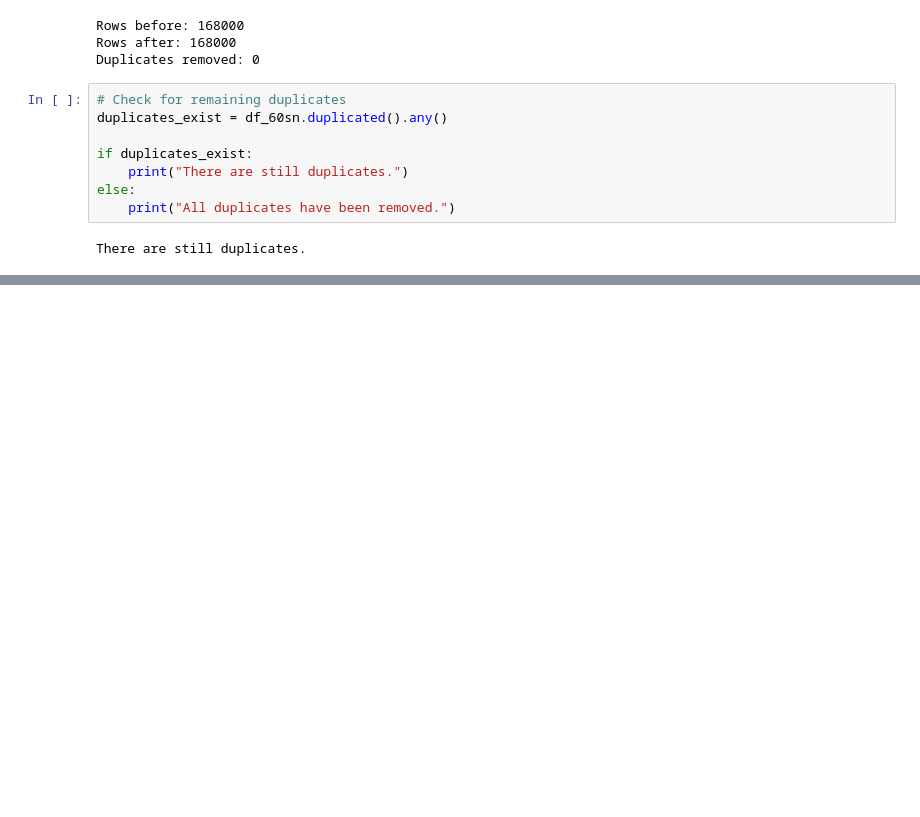
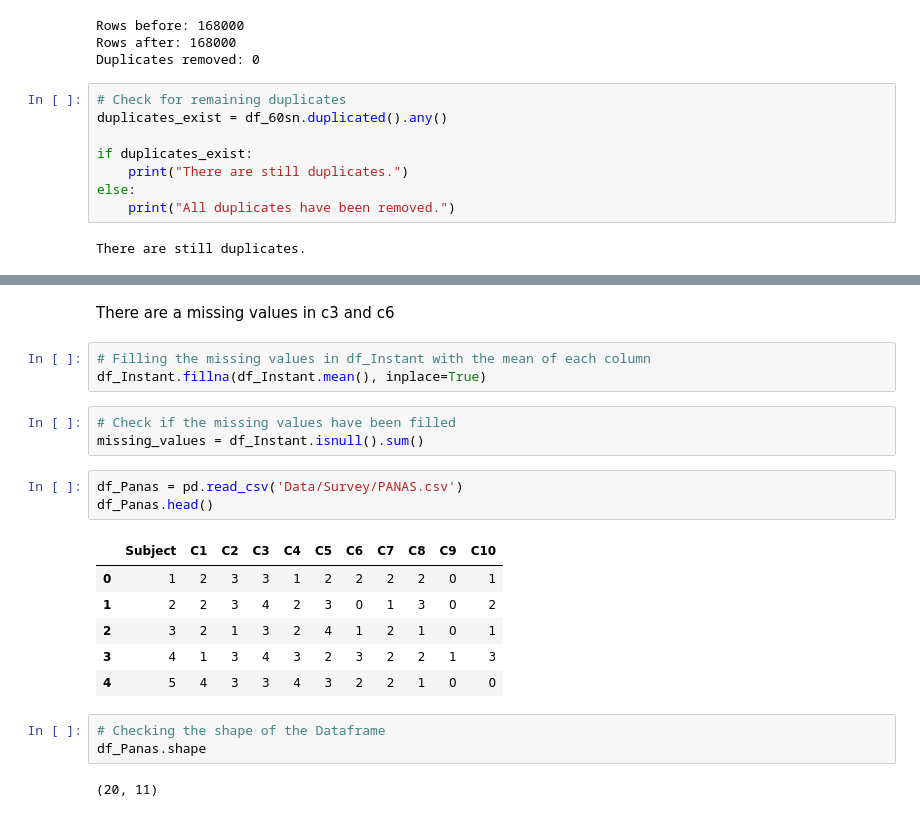
Before and after one commit to FGithaiga/WORK_STRESS, a Jupyter notebook: index.ipynb, the cells around one changed output, grey strips where cells are left out. Cells and saved outputs as stored; diff of their text form; blank space fills up the shorter version.

```diff
--- a/index.ipynb
+++ b/index.ipynb
@@ -241,0 +482,23 @@ There are still duplicates.
+# %% [markdown]
+There are a missing values in c3 and c6
+# %%
+# Filling the missing values in df_Instant with the mean of each column
+df_Instant.fillna(df_Instant.mean(), inplace=True)
+# %%
+# Check if the missing values have been filled
+missing_values = df_Instant.isnull().sum()
+# %%
+df_Panas = pd.read_csv('Data/Survey/PANAS.csv')
+df_Panas.head()
+# %% [output]
+|  | Subject | C1 | C2 | C3 | C4 | C5 | C6 | C7 | C8 | C9 | C10 |
+| 0 | 1 | 2 | 3 | 3 | 1 | 2 | 2 | 2 | 2 | 0 | 1 |
+| 1 | 2 | 2 | 3 | 4 | 2 | 3 | 0 | 1 | 3 | 0 | 2 |
+| 2 | 3 | 2 | 1 | 3 | 2 | 4 | 1 | 2 | 1 | 0 | 1 |
+| 3 | 4 | 1 | 3 | 4 | 3 | 2 | 3 | 2 | 2 | 1 | 3 |
+| 4 | 5 | 4 | 3 | 3 | 4 | 3 | 2 | 2 | 1 | 0 | 0 |
+# %%
+# Checking the shape of the Dataframe
+df_Panas.shape
+# %% [output]
+(20, 11)
```
Also changed, not shown: parts of 36 cells of this notebook.
